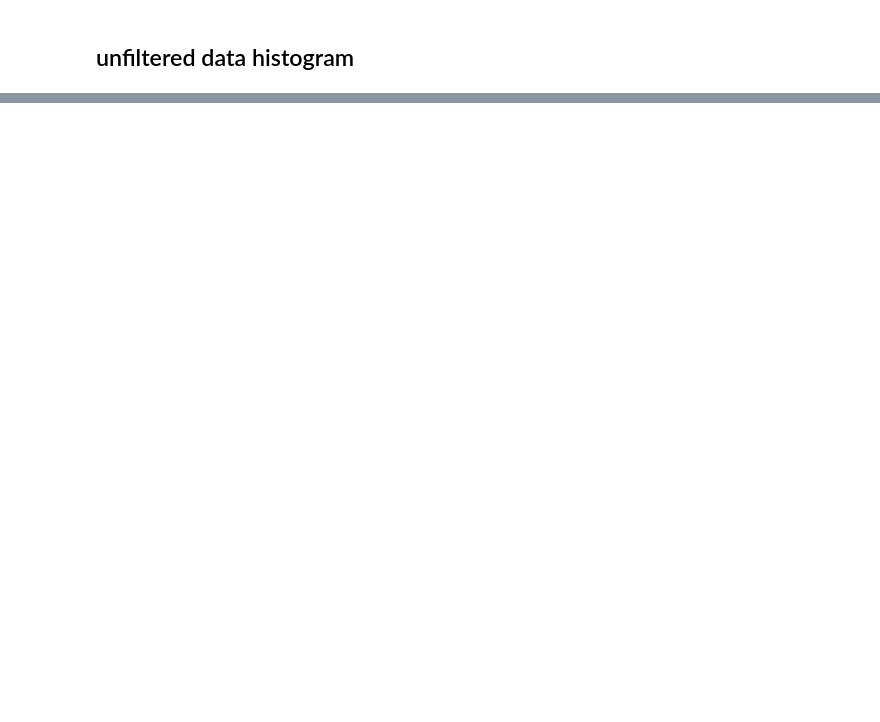
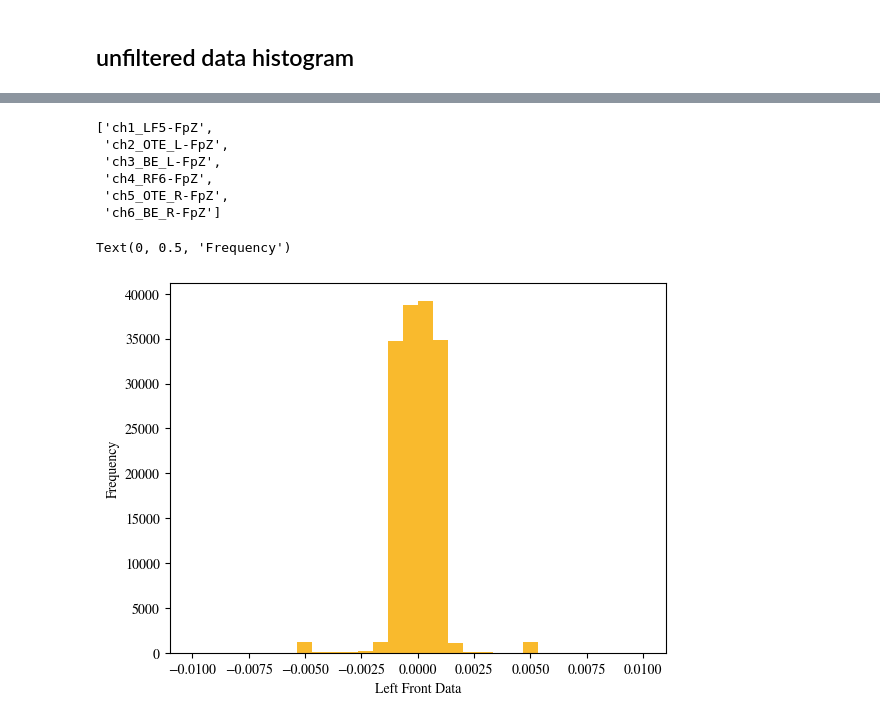
Before and after one commit to SenuraHansaja/H-IoT-Golob-Rice-Compression-Automation, a Jupyter notebook: EEG data/histogram_plots.ipynb, the cells around one changed output, grey strips where cells are left out. Cells and saved outputs as stored; diff of their text form; code cells hidden in the pictures; blank space fills up the shorter version.

```diff
--- a/EEG data/histogram_plots.ipynb
+++ b/EEG data/histogram_plots.ipynb
@@ -75,2 +74,6 @@ Text(0, 0.5, 'Frequency')
 # %% [markdown]
 ## unfiltered data histogram
+# %%
+file = '4b5c_nofilter.edf'
+data2 = mne.io.read_raw_edf(file)
+data2.info
@@ -76,0 +99,20 @@ Text(0, 0.5, 'Frequency')
+# %%
+data2.ch_names
+# %% [output]
+['ch1_LF5-FpZ',
+ 'ch2_OTE_L-FpZ',
+ 'ch3_BE_L-FpZ',
+ 'ch4_RF6-FpZ',
+ 'ch5_OTE_R-FpZ',
+ 'ch6_BE_R-FpZ']
+# %%
+EEG_raw_data_2  = data2.get_data()
+SCALE=1e5 ## sclaed by 100000
+raw_data= EEG_raw_data_2*SCALE
+# %%
+plt.hist(EEG_raw_data_2[0], bins = 30,range = [-0.01, 0.01], color='#F9BA2D')
+plt.xlabel('Left Front Data')
+plt.ylabel('Frequency')
+# %% [output]
+Text(0, 0.5, 'Frequency')
+[figure, added]
```
Also changed, not shown: parts of 10 cells of this notebook, 5 other files.
